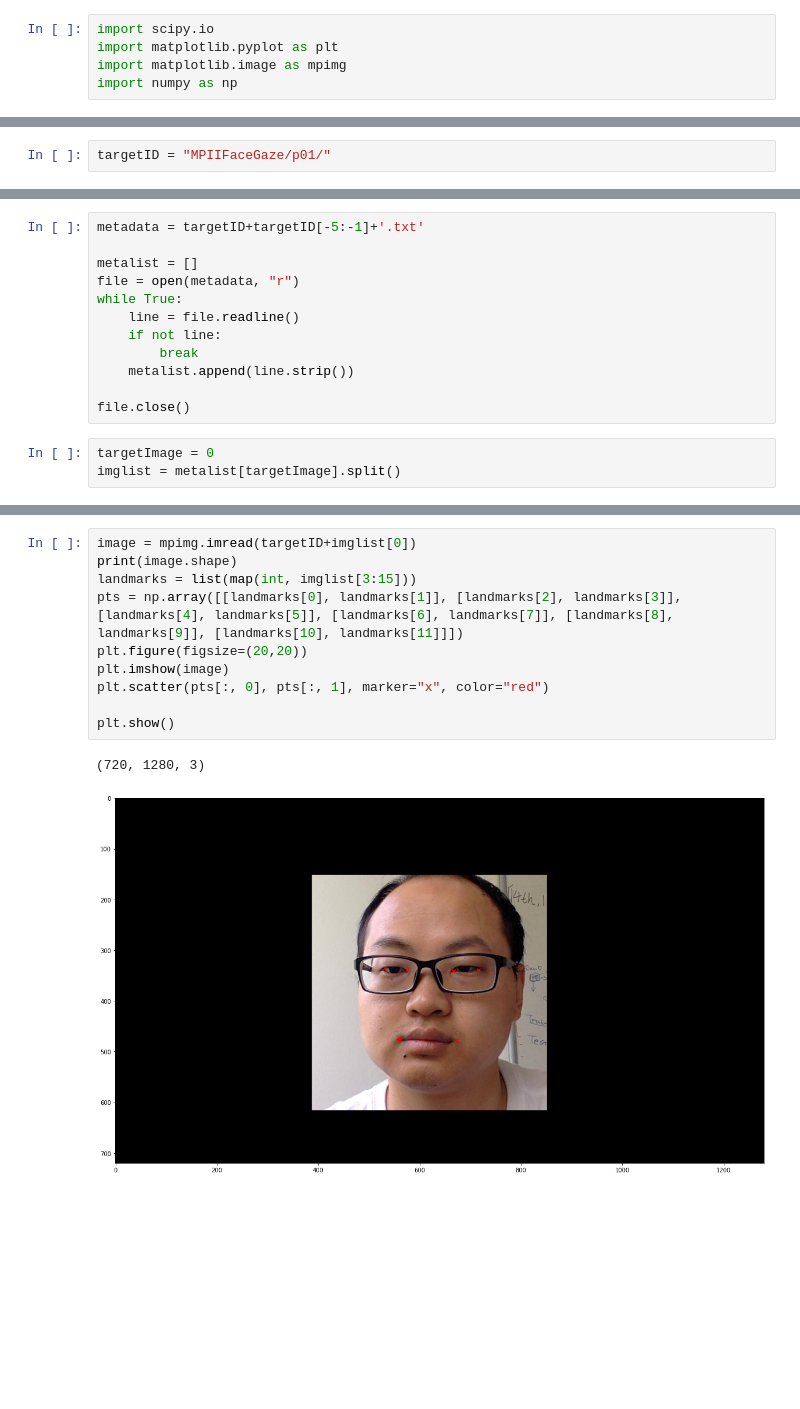
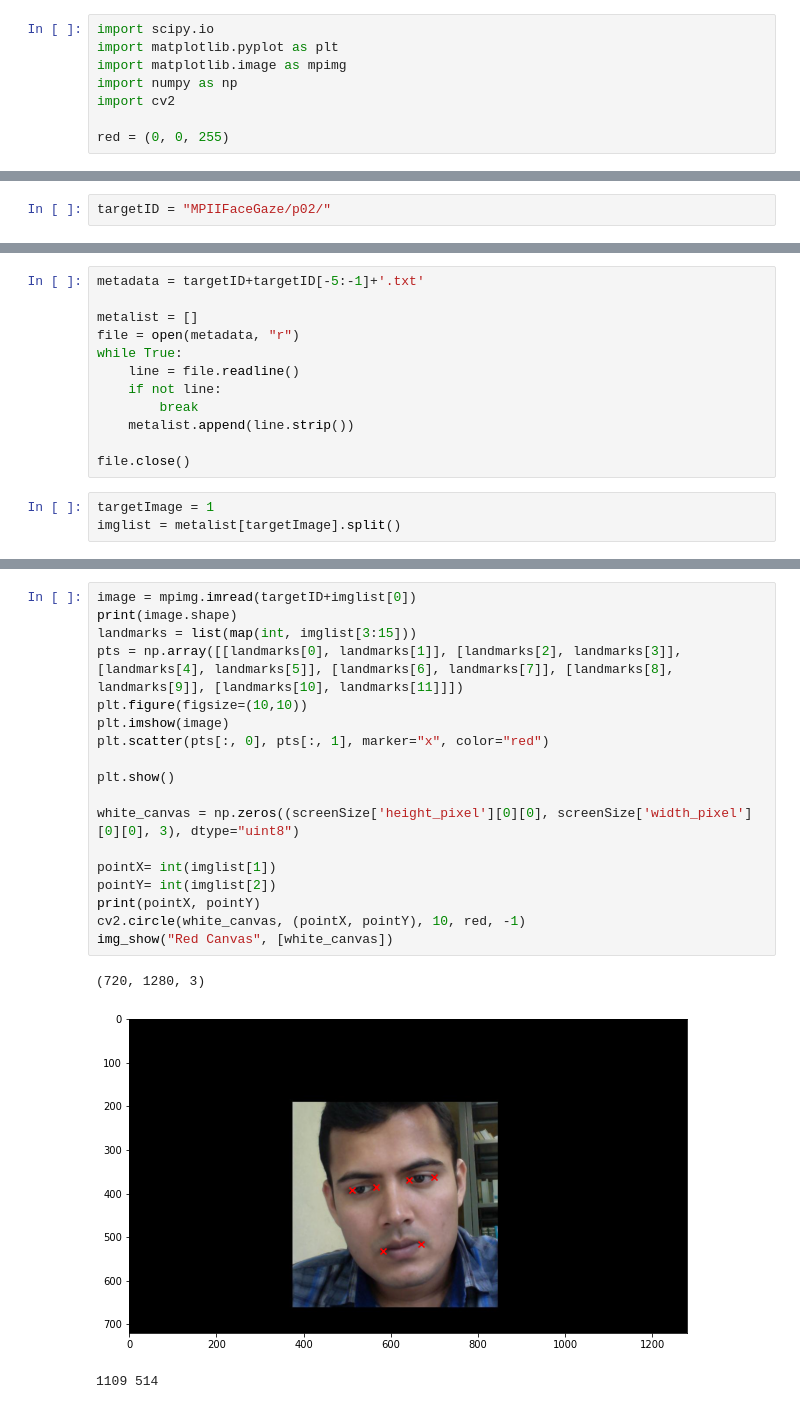
Before and after one commit to Shyun304/Project_gazeTracking, a Jupyter notebook: readData.ipynb, the cells around one changed output, grey strips where cells are left out. Saved outputs shown, nothing was run; the diff lists cells and outputs as text; blank space fills up the shorter version.

Commit message:
update gaze

```diff
--- a/readData.ipynb
+++ b/readData.ipynb
@@ -23,3 +23,6 @@ import scipy.io
 import matplotlib.pyplot as plt
 import matplotlib.image as mpimg
 import numpy as np
+import cv2
+
+red = (0, 0, 255)
@@ -26,4 +63,4 @@ import numpy as np
 # %%
-targetID = "MPIIFaceGaze/p01/"
+targetID = "MPIIFaceGaze/p02/"
 # %%
 screenSize = scipy.io.loadmat(targetID+'Calibration/screenSize.mat')
@@ -40,5 +114,5 @@ while True:
 
 file.close()
 # %%
-targetImage = 0
+targetImage = 1
 imglist = metalist[targetImage].split()
@@ -45,13 +139,22 @@ imglist = metalist[targetImage].split()
 # %%
 image = mpimg.imread(targetID+imglist[0])
 print(image.shape)
 landmarks = list(map(int, imglist[3:15]))
 pts = np.array([[landmarks[0], landmarks[1]], [landmarks[2], landmarks[3]], [landmarks[4], landmarks[5]], [landmarks[6], landmarks[7]], [landmarks[8], landmarks[9]], [landmarks[10], landmarks[11]]])
-plt.figure(figsize=(20,20))
+plt.figure(figsize=(10,10))
 plt.imshow(image)
 plt.scatter(pts[:, 0], pts[:, 1], marker="x", color="red")
 
 plt.show()
+
+white_canvas = np.zeros((screenSize['height_pixel'][0][0], screenSize['width_pixel'][0][0], 3), dtype="uint8")
+
+pointX= int(imglist[1])
+pointY= int(imglist[2])
+print(pointX, pointY)
+cv2.circle(white_canvas, (pointX, pointY), 10, red, -1)
+img_show("Red Canvas", [white_canvas])
 # %% [output]
 (720, 1280, 3)
-[figure, old version]
+[figure, new version]
+1109 514
```
Also changed, not shown: parts of 8 cells of this notebook.
